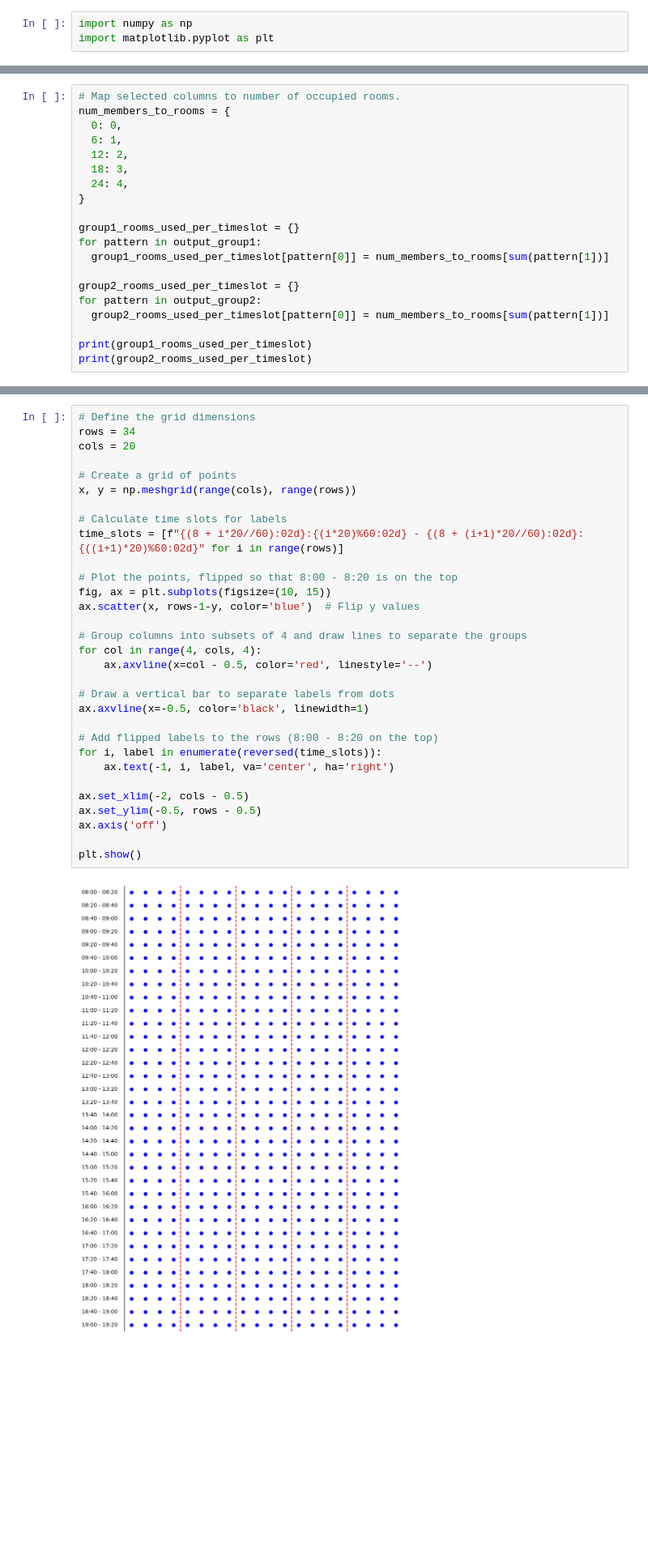
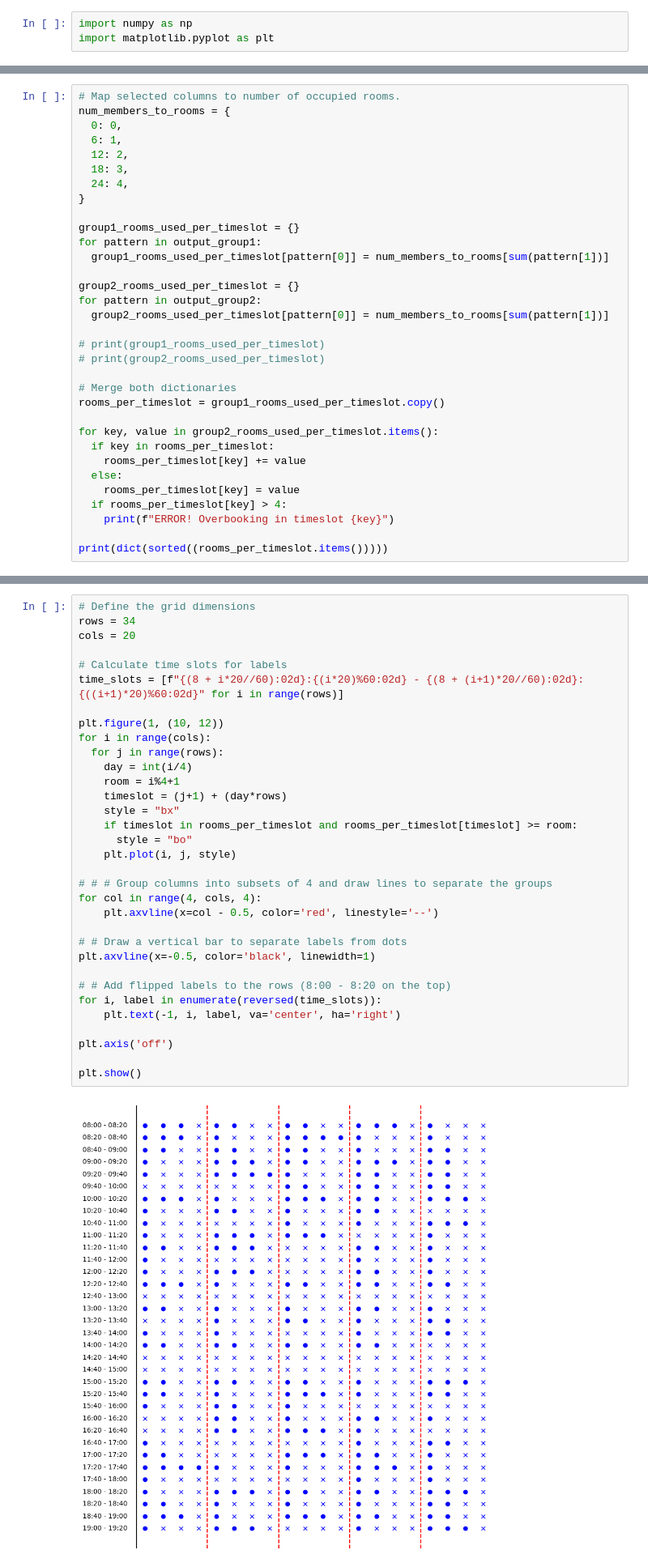
Before and after one commit to tzada8/msci435-meeting-schedules, a Jupyter notebook: visualizations/master_schedule.ipynb, the cells around one changed output, grey strips where cells are left out. Shown at 81% size. Cells and saved outputs as stored; diff of their text form; blank space fills up the shorter version.

Commit message:
Updated visualization

```diff
--- a/visualizations/master_schedule.ipynb
+++ b/visualizations/master_schedule.ipynb
@@ -222,6 +224,19 @@ group2_rooms_used_per_timeslot = {}
 for pattern in output_group2:
   group2_rooms_used_per_timeslot[pattern[0]] = num_members_to_rooms[sum(pattern[1])]
 
-print(group1_rooms_used_per_timeslot)
-print(group2_rooms_used_per_timeslot)
+# print(group1_rooms_used_per_timeslot)
+# print(group2_rooms_used_per_timeslot)
+
+# Merge both dictionaries
+rooms_per_timeslot = group1_rooms_used_per_timeslot.copy()
+
+for key, value in group2_rooms_used_per_timeslot.items():
+  if key in rooms_per_timeslot:
+    rooms_per_timeslot[key] += value
+  else:
+    rooms_per_timeslot[key] = value
+  if rooms_per_timeslot[key] > 4:
+    print(f"ERROR! Overbooking in timeslot {key}")
+
+print(dict(sorted((rooms_per_timeslot.items()))))
 # %% [output]
@@ -230,33 +244,35 @@ print(group2_rooms_used_per_timeslot)
 # %%
 # Define the grid dimensions
 rows = 34
 cols = 20
 
-# Create a grid of points
-x, y = np.meshgrid(range(cols), range(rows))
-
 # Calculate time slots for labels
 time_slots = [f"{(8 + i*20//60):02d}:{(i*20)%60:02d} - {(8 + (i+1)*20//60):02d}:{((i+1)*20)%60:02d}" for i in range(rows)]
 
-# Plot the points, flipped so that 8:00 - 8:20 is on the top
-fig, ax = plt.subplots(figsize=(10, 15))
-ax.scatter(x, rows-1-y, color='blue')  # Flip y values
+plt.figure(1, (10, 12))
+for i in range(cols):
+  for j in range(rows):
+    day = int(i/4)
+    room = i%4+1
+    timeslot = (j+1) + (day*rows)
+    style = "bx"
+    if timeslot in rooms_per_timeslot and rooms_per_timeslot[timeslot] >= room:
+      style = "bo"
+    plt.plot(i, j, style)
 
-# Group columns into subsets of 4 and draw lines to separate the groups
+# # # Group columns into subsets of 4 and draw lines to separate the groups
 for col in range(4, cols, 4):
-    ax.axvline(x=col - 0.5, color='red', linestyle='--')
+    plt.axvline(x=col - 0.5, color='red', linestyle='--')
 
-# Draw a vertical bar to separate labels from dots
-ax.axvline(x=-0.5, color='black', linewidth=1)
+# # Draw a vertical bar to separate labels from dots
+plt.axvline(x=-0.5, color='black', linewidth=1)
 
-# Add flipped labels to the rows (8:00 - 8:20 on the top)
+# # Add flipped labels to the rows (8:00 - 8:20 on the top)
 for i, label in enumerate(reversed(time_slots)):
-    ax.text(-1, i, label, va='center', ha='right')
+    plt.text(-1, i, label, va='center', ha='right')
 
-ax.set_xlim(-2, cols - 0.5)
-ax.set_ylim(-0.5, rows - 0.5)
-ax.axis('off')
+plt.axis('off')
 
 plt.show()
 # %% [output]
-[figure, old version]
+[figure, new version]
```
Also changed, not shown: parts of 3 cells of this notebook.
